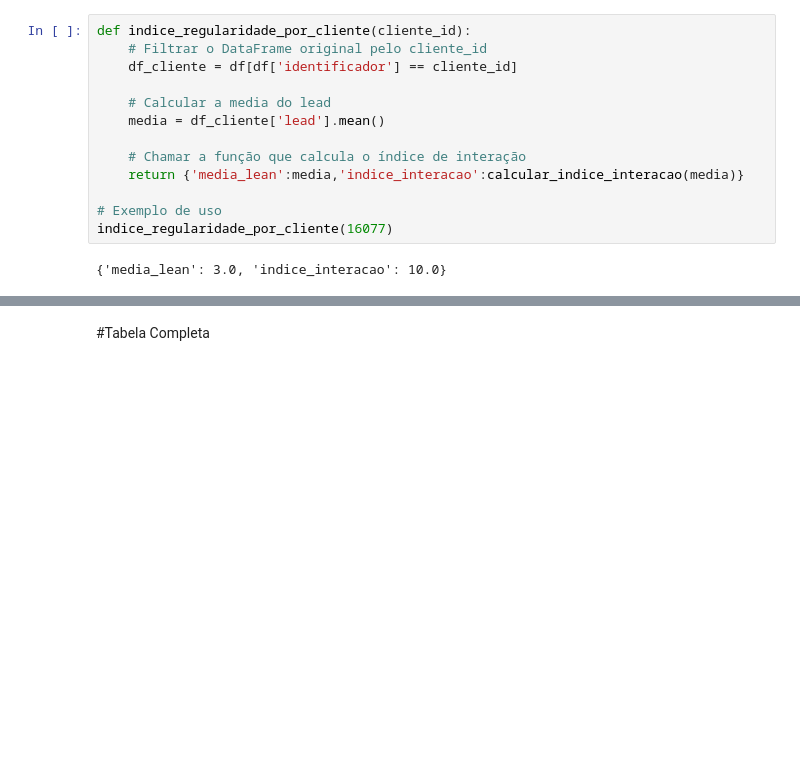
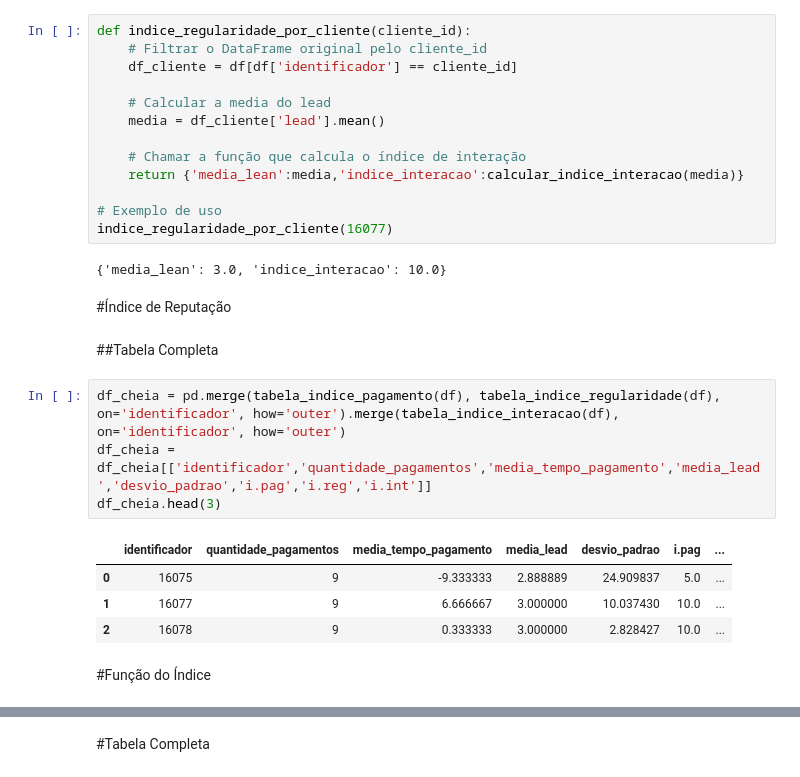
Before and after one commit to GustavoFelips/DadosPagueBem, a Jupyter notebook: Indices_PagueBem.ipynb, the cells around one changed output, grey strips where cells are left out. Drawn from its saved outputs; the diff is of its cells as text; blank space fills up the shorter version.

```diff
--- a/Indices_PagueBem.ipynb
+++ b/Indices_PagueBem.ipynb
@@ -211,3 +216,18 @@ def indice_regularidade_por_cliente(cliente_id):
 indice_regularidade_por_cliente(16077)
 # %% [output]
 {'media_lean': 3.0, 'indice_interacao': 10.0}
+# %% [markdown]
+#Índice de Reputação
+# %% [markdown]
+##Tabela Completa
+# %%
+df_cheia = pd.merge(tabela_indice_pagamento(df), tabela_indice_regularidade(df), on='identificador', how='outer').merge(tabela_indice_interacao(df), on='identificador', how='outer')
+df_cheia = df_cheia[['identificador','quantidade_pagamentos','media_tempo_pagamento','media_lead','desvio_padrao','i.pag','i.reg','i.int']]
+df_cheia.head(3)
+# %% [output]
+|  | identificador | quantidade_pagamentos | media_tempo_pagamento | media_lead | desvio_padrao | i.pag | ... |
+| 0 | 16075 | 9 | -9.333333 | 2.888889 | 24.909837 | 5.0 | ... |
+| 1 | 16077 | 9 | 6.666667 | 3.000000 | 10.037430 | 10.0 | ... |
+| 2 | 16078 | 9 | 0.333333 | 3.000000 | 2.828427 | 10.0 | ... |
+# %% [markdown]
+#Função do Índice
```
Also changed, not shown: parts of 10 cells of this notebook.
